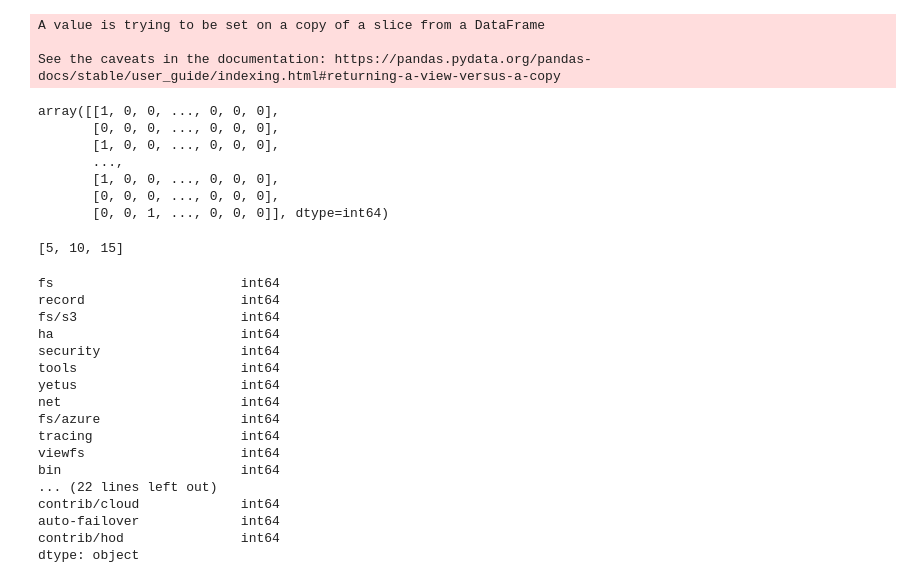
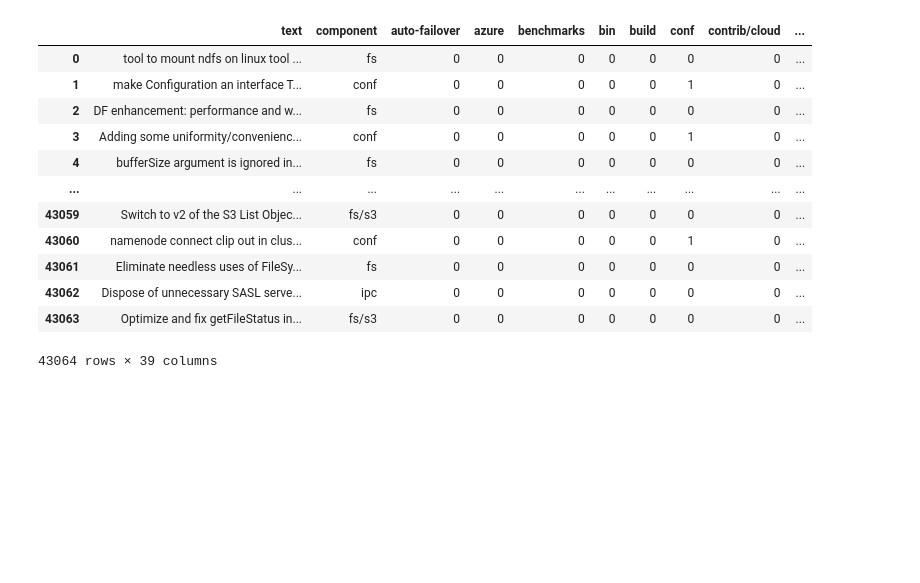
Before and after one commit to a22106/NLP-with-Python, a Jupyter notebook: test.ipynb, the cells around one changed output. Cells and saved outputs as stored; diff of their text form; code cells hidden in the pictures; blank space fills up the shorter version.

```diff
--- a/test.ipynb
+++ b/test.ipynb
@@ -7,7 +25,25 @@ df_ori = pd.read_csv('D:/GitHub/NLP-with-Python/data/hadoop/HADOOP.csv')
+# %%
+df = pd.read_csv('data/hadoop/HADOOP_word_Synonym_ori.csv')
+# %%
+df.drop(['labels'], axis = 1, inplace = True)
+# %%
+df
+# %% [output]
+|  | text | component | auto-failover | azure | benchmarks | bin | build | conf | contrib/cloud | ... |
+| 0 | tool to mount ndfs on linux tool ... | fs | 0 | 0 | 0 | 0 | 0 | 0 | 0 | ... |
+| 1 | make Configuration an interface T... | conf | 0 | 0 | 0 | 0 | 0 | 1 | 0 | ... |
+| 2 | DF enhancement: performance and w... | fs | 0 | 0 | 0 | 0 | 0 | 0 | 0 | ... |
+| 3 | Adding some uniformity/convenienc... | conf | 0 | 0 | 0 | 0 | 0 | 1 | 0 | ... |
+| 4 | bufferSize argument is ignored in... | fs | 0 | 0 | 0 | 0 | 0 | 0 | 0 | ... |
+| ... | ... | ... | ... | ... | ... | ... | ... | ... | ... | ... |
+| 43059 | Switch to v2 of the S3 List Objec... | fs/s3 | 0 | 0 | 0 | 0 | 0 | 0 | 0 | ... |
+| 43060 | namenode connect clip out in clus... | conf | 0 | 0 | 0 | 0 | 0 | 1 | 0 | ... |
+| 43061 | Eliminate needless uses of FileSy... | fs | 0 | 0 | 0 | 0 | 0 | 0 | 0 | ... |
+| 43062 | Dispose of unnecessary SASL serve... | ipc | 0 | 0 | 0 | 0 | 0 | 0 | 0 | ... |
+| 43063 | Optimize and fix getFileStatus in... | fs/s3 | 0 | 0 | 0 | 0 | 0 | 0 | 0 | ... |
+43064 rows × 39 columns
 # %%
 for x in range(len(df.component)):
     df.component[x] = df.component[x].split(',')[0]
+
+Y = pd.get_dummies(df[set(df.component)])
-# %% [output]
-A value is trying to be set on a copy of a slice from a DataFrame
-
-See the caveats in the documentation: https://pandas.pydata.org/pandas-docs/stable/user_guide/indexing.html#returning-a-view-versus-a-copy
@@ -17,34 +49,0 @@ df_compset = list(set(df.component.values))
-# %%
-df[df_compset].values
-# %% [output]
-array([[1, 0, 0, ..., 0, 0, 0],
-       [0, 0, 0, ..., 0, 0, 0],
-       [1, 0, 0, ..., 0, 0, 0],
-       ...,
-       [1, 0, 0, ..., 0, 0, 0],
-       [0, 0, 0, ..., 0, 0, 0],
-       [0, 0, 1, ..., 0, 0, 0]], dtype=int64)
-# %%
-list(range(5, 16, 5))
-# %% [output]
-[5, 10, 15]
-# %%
-pd.DataFrame(df[set(df.component)]).dtypes
-# %% [output]
-fs                        int64
-record                    int64
-fs/s3                     int64
-ha                        int64
-security                  int64
-tools                     int64
-yetus                     int64
-net                       int64
-fs/azure                  int64
-tracing                   int64
-viewfs                    int64
-bin                       int64
-... (22 lines left out)
-contrib/cloud             int64
-auto-failover             int64
-contrib/hod               int64
-dtype: object
```
Also changed, not shown: parts of 28 cells of this notebook, 8 other files.
